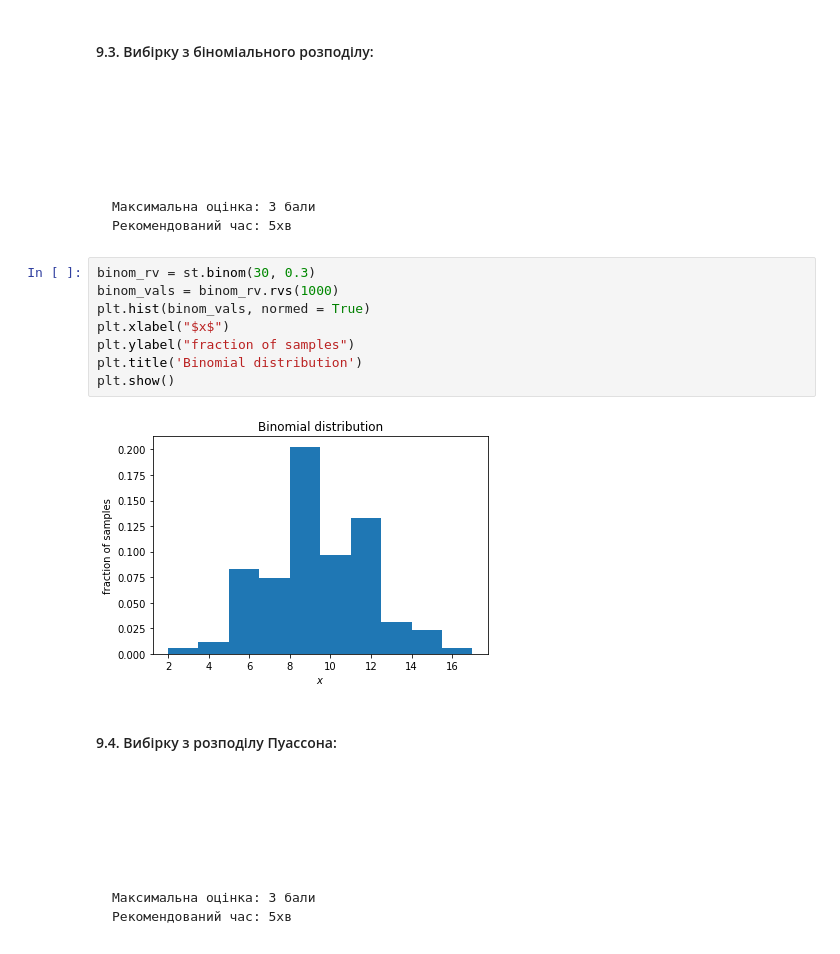
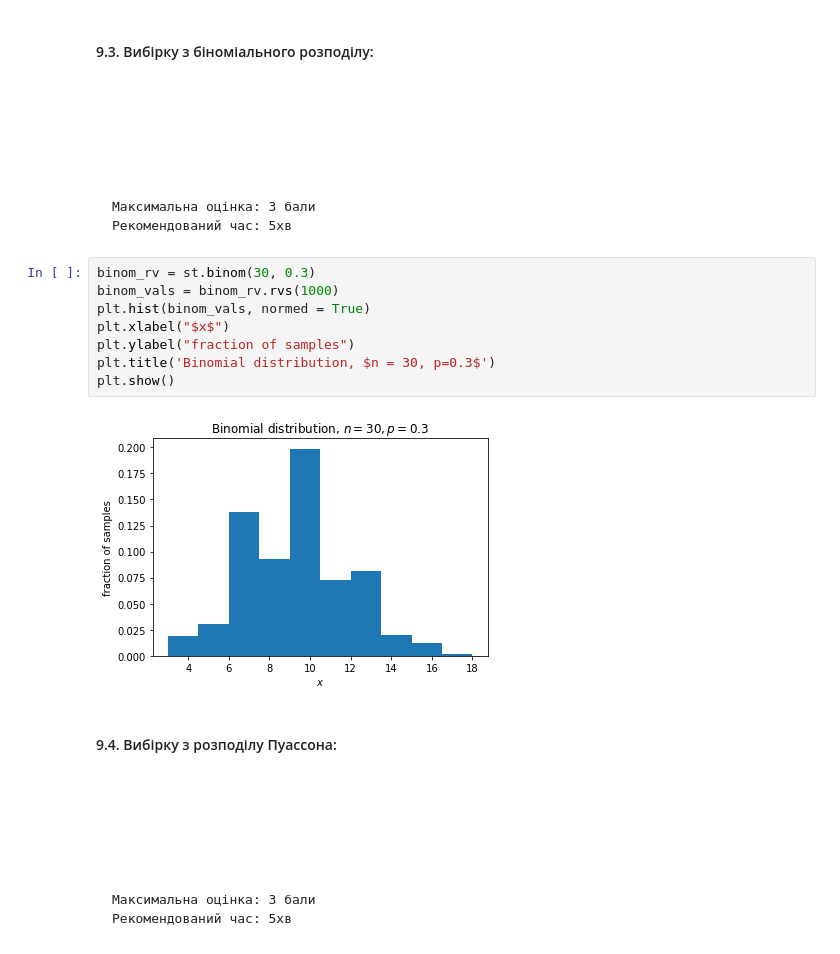
Before and after one commit to andriyrom/DataRoot1, a Jupyter notebook: DataRoot University DS100 Test #2_v1.ipynb, the cells around one changed output. Drawn from its saved outputs; the diff is of its cells as text.

````diff
--- a/DataRoot University DS100 Test #2_v1.ipynb
+++ b/DataRoot University DS100 Test #2_v1.ipynb
@@ -677,13 +677,13 @@ plt.show()
 # %%
 binom_rv = st.binom(30, 0.3)
 binom_vals = binom_rv.rvs(1000)
 plt.hist(binom_vals, normed = True)
 plt.xlabel("$x$")
 plt.ylabel("fraction of samples")
-plt.title('Binomial distribution')
+plt.title('Binomial distribution, $n = 30, p=0.3$')
 plt.show()
 # %% [output]
-[figure, old version]
+[figure, new version]
 # %% [markdown]
 #### 9.4. Вибірку з розподілу Пуассона:
 ```
````
Also changed, not shown: parts of 8 cells of this notebook.
